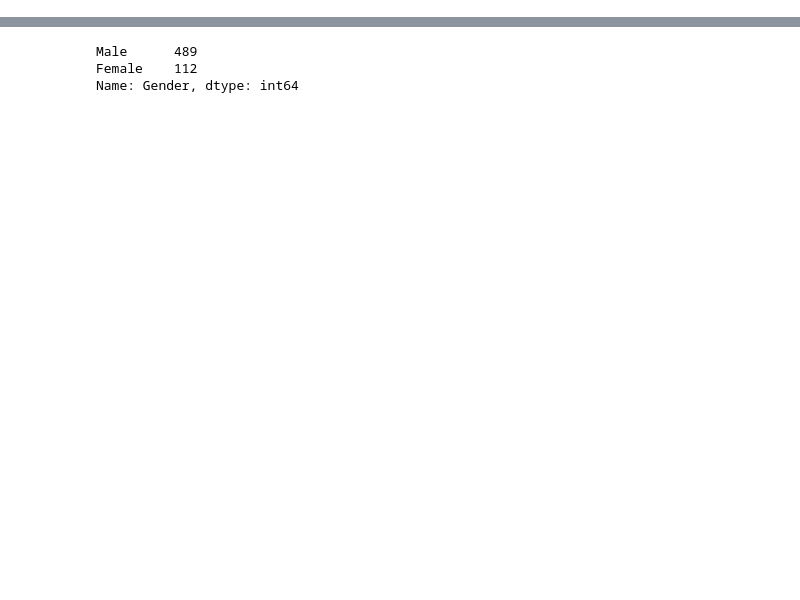
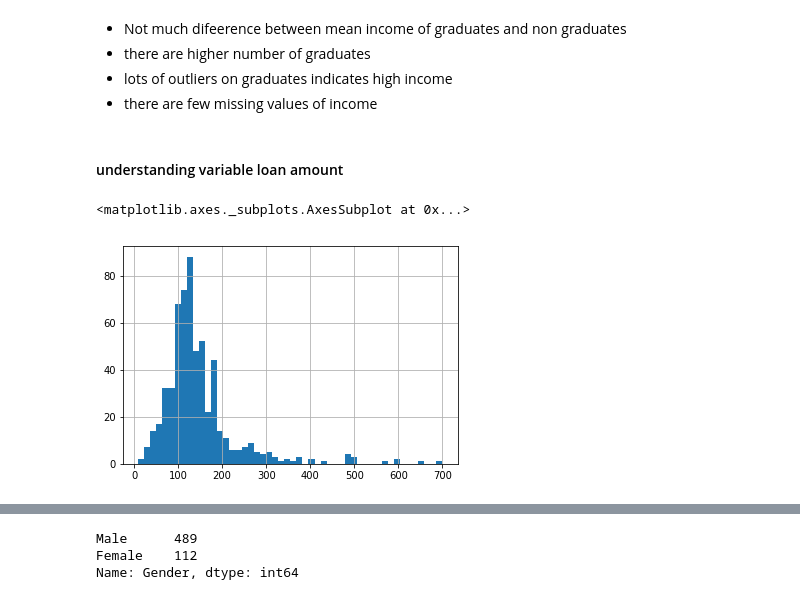
Before and after one commit to Jyotika25/Loan-Prediction-System, a Jupyter notebook: Loan Prediction.ipynb, the cells around one changed output, grey strips where cells are left out. Cells and saved outputs as stored; diff of their text form; code cells hidden in the pictures; blank space fills up the shorter version.

```diff
--- a/Loan Prediction.ipynb
+++ b/Loan Prediction.ipynb
@@ -18,0 +102,16 @@ data_test.shape
+# %% [markdown]
+<ul>
+    <li>Not much difeerence between mean income of graduates and non graduates</li>
+    <li>there are higher number of graduates</li>
+    <li>lots of outliers on graduates indicates high income</li>
+    <li> there are few missing values of income</li>
+    </ul>
+# %% [markdown]
+#### understanding variable loan amount
+# %%
+# Histogram of variable LoanAmount
+
+data_train['LoanAmount'].hist(bins=50)
+# %% [output]
+<matplotlib.axes._subplots.AxesSubplot at 0x...>
+[figure, added]
```
Also changed, not shown: parts of 43 cells of this notebook.
